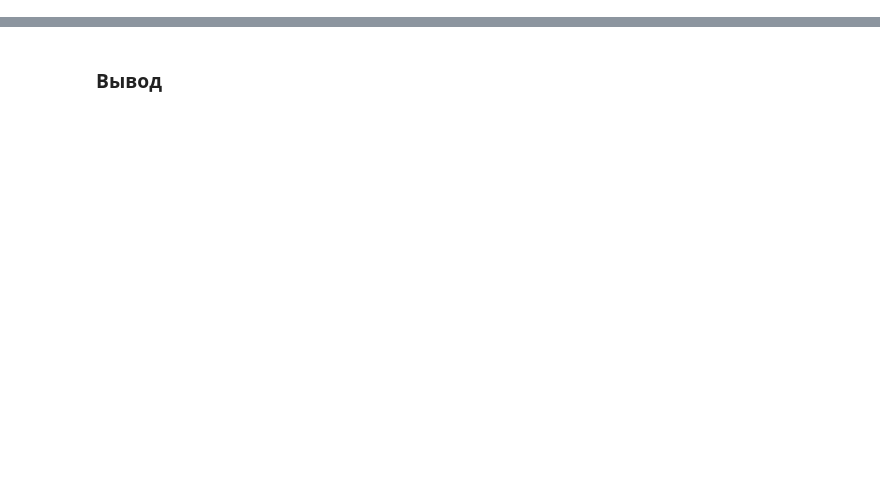
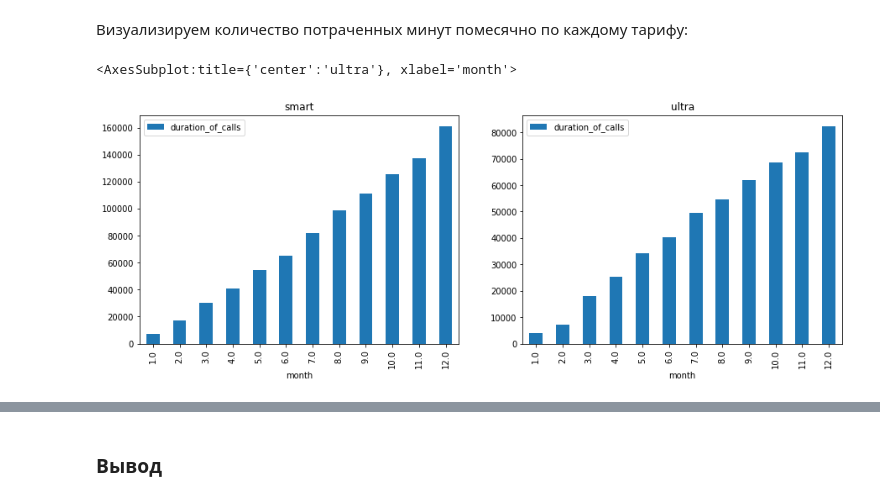
Before and after one commit to VladislaVladimir/PracticumByYandex, a Jupyter notebook: 4_study_project/mobile_tarifs.ipynb, the cells around one changed output, grey strips where cells are left out. Drawn from its saved outputs; the diff is of its cells as text; code cells hidden in the pictures; blank space fills up the shorter version.

```diff
--- a/4_study_project/mobile_tarifs.ipynb
+++ b/4_study_project/mobile_tarifs.ipynb
@@ -62,0 +342,2 @@ dtype: int64
+# %%
+big_set = big_set.dropna(subset=['month'])
@@ -62,0 +348,18 @@ dtype: int64
+# %%
+def give_my_money_dude(row):
+
+    calls_over_the_tariff = 0
+    messages_over_the_tariff = 0
+    internet_over_the_tarif = 0
+    rub_monthly_fee= row['rub_monthly_fee']
+
+    if row['duration_of_calls']>row['minutes_included']:
+        calls_over_the_tariff+=(row['duration_of_calls']-row['minutes_included'])*row['rub_per_minute']
+
+    if row['number_of_messages']>row['messages_included']:
+        messages_over_the_tariff+=(row['number_of_messages']-row['messages_included'])*row['rub_per_message']
+
+    if row['gb_used']>row['gb_per_month_included']:
+        internet_over_the_tarif+=(row['gb_used']-row['gb_per_month_included'])*row['rub_per_gb']
+
+    return calls_over_the_tariff+messages_over_the_tariff+internet_over_the_tarif+rub_monthly_fee
@@ -62,0 +368,3 @@ dtype: int64
+# %%
+big_set['total_bill'] = big_set.apply(give_my_money_dude, axis=1)
+display(big_set)
@@ -62,0 +391,8 @@ dtype: int64
+# %%
+minutes_per_month = (big_set
+                     .pivot_table(index=['month', 'tariff'],
+                                         values = 'duration_of_calls',
+                                         aggfunc = sum)
+                    ).reset_index()
+
+minutes_per_month
@@ -62,0 +417,17 @@ dtype: int64
+# %% [markdown]
+Визуализируем количество потраченных минут помесячно по каждому тарифу:
+# %%
+fig, axs = plt.subplots(1,2)
+
+(minutes_per_month
+ .query('tariff == "smart"')
+ .plot(x='month' , y='duration_of_calls', kind = 'bar', title='smart', ax=axs[0], figsize = (15, 5))
+)
+
+(minutes_per_month
+ .query('tariff == "ultra"')
+ .plot(x='month' , y='duration_of_calls', kind = 'bar', title='ultra', ax=axs[1], figsize = (15, 5))
+)
+# %% [output]
+<AxesSubplot:title={'center':'ultra'}, xlabel='month'>
+[figure, added]
```
Also changed, not shown: parts of 273 cells of this notebook.
